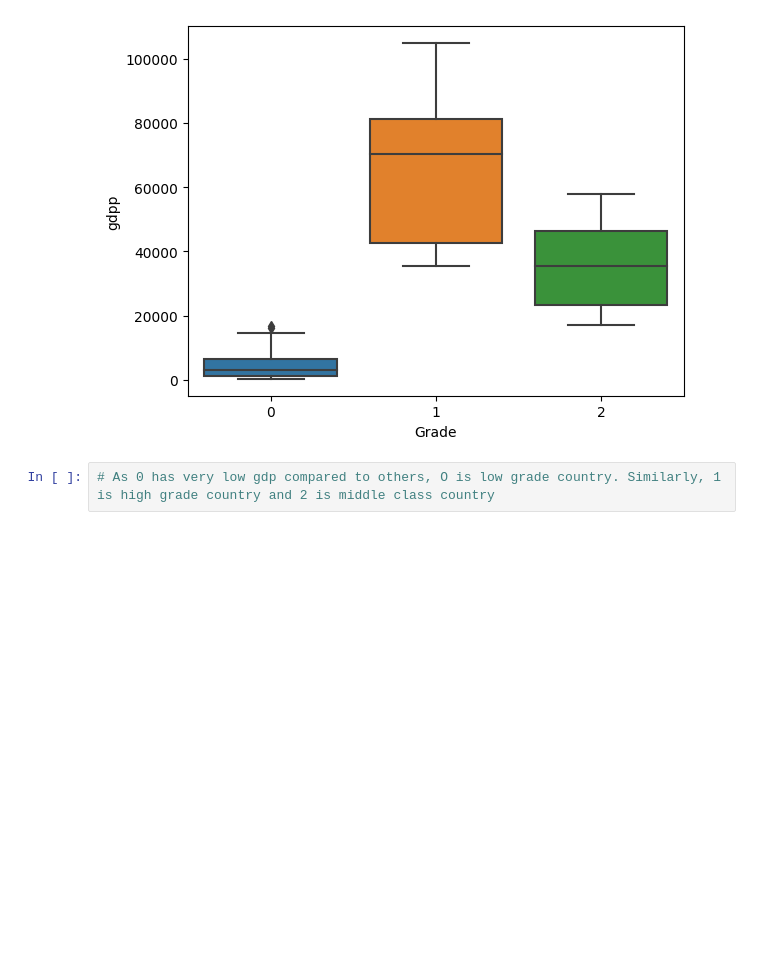
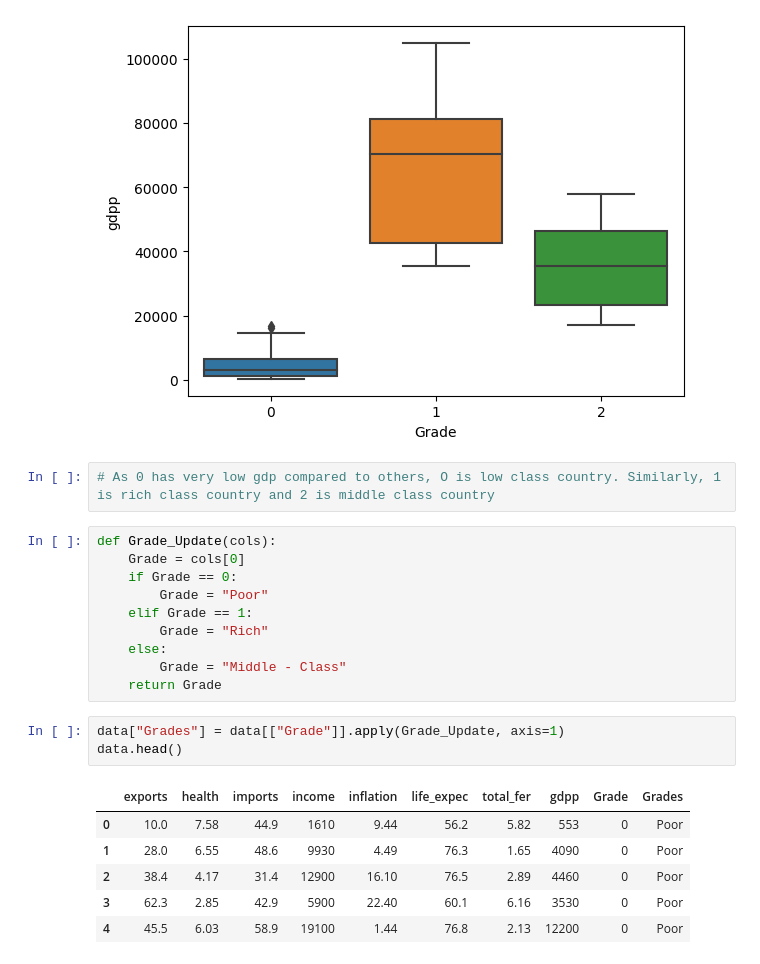
Before and after one commit to 16AbhinavReddy/Unsupervised-Learning-on-Country-Data, a Jupyter notebook: code.ipynb, the cells around one changed output. Saved outputs shown, nothing was run; the diff lists cells and outputs as text; blank space fills up the shorter version.

```diff
--- a/code.ipynb
+++ b/code.ipynb
@@ -103,4 +104,24 @@ sbn.boxplot(x=data["Grade"], y=data["gdpp"], data=data)
 <AxesSubplot:xlabel='Grade', ylabel='gdpp'>
 [figure]
 # %%
-# As 0 has very low gdp compared to others, O is low grade country. Similarly, 1 is high grade country and 2 is middle class country
+# As 0 has very low gdp compared to others, O is low class country. Similarly, 1 is rich class country and 2 is middle class country
+# %%
+def Grade_Update(cols):
+    Grade = cols[0]
+    if Grade == 0:
+        Grade = "Poor"
+    elif Grade == 1:
+        Grade = "Rich"
+    else:
+        Grade = "Middle - Class"
+    return Grade
+# %%
+data["Grades"] = data[["Grade"]].apply(Grade_Update, axis=1)
+data.head()
+# %% [output]
+|  | exports | health | imports | income | inflation | life_expec | total_fer | gdpp | Grade | Grades |
+| 0 | 10.0 | 7.58 | 44.9 | 1610 | 9.44 | 56.2 | 5.82 | 553 | 0 | Poor |
+| 1 | 28.0 | 6.55 | 48.6 | 9930 | 4.49 | 76.3 | 1.65 | 4090 | 0 | Poor |
+| 2 | 38.4 | 4.17 | 31.4 | 12900 | 16.10 | 76.5 | 2.89 | 4460 | 0 | Poor |
+| 3 | 62.3 | 2.85 | 42.9 | 5900 | 22.40 | 60.1 | 6.16 | 3530 | 0 | Poor |
+| 4 | 45.5 | 6.03 | 58.9 | 19100 | 1.44 | 76.8 | 2.13 | 12200 | 0 | Poor |
```
Also changed, not shown: parts of 2 cells of this notebook.
